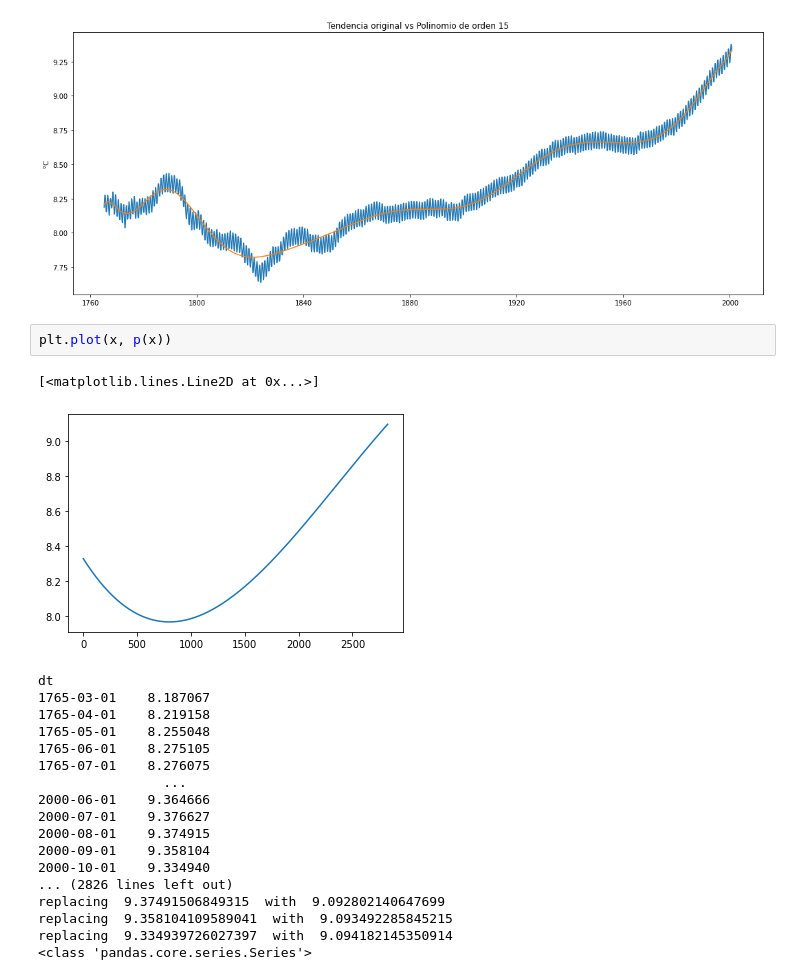
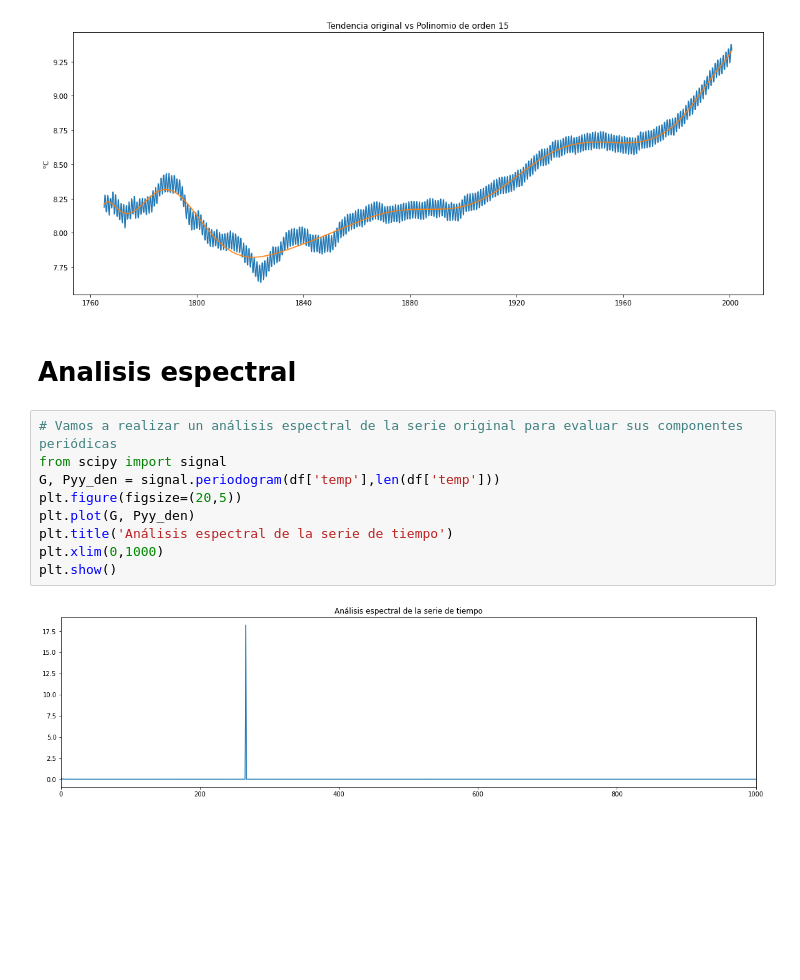
Before and after one commit to mbrito96/CEIA, a Jupyter notebook: X7_SerTemp/TP/TP1.ipynb, the cells around one changed output. Saved outputs shown, nothing was run; the diff lists cells and outputs as text; blank space fills up the shorter version.

Commit message:
Agrego analisis espectral

```diff
--- a/X7_SerTemp/TP/TP1.ipynb
+++ b/X7_SerTemp/TP/TP1.ipynb
@@ -218,27 +219,16 @@ a= plt.title(('Tendencia original vs Polinomio de orden ' + str(poly_degree)))
 a= plt.ylabel('°C')
 # %% [output]
 [figure]
-# %%
-plt.plot(x, p(x))
-# %% [output]
-[<matplotlib.lines.Line2D at 0x...>]
-[figure, removed]
+# %% [markdown]
+# Analisis espectral
 # %%
+# Vamos a realizar un análisis espectral de la serie original para evaluar sus componentes periódicas
+from scipy import signal
+G, Pyy_den = signal.periodogram(df['temp'],len(df['temp']))
+plt.figure(figsize=(20,5))
+plt.plot(G, Pyy_den)
+plt.title('Análisis espectral de la serie de tiempo')
+plt.xlim(0,1000)
+plt.show()
 # %% [output]
-dt
-1765-03-01    8.187067
-1765-04-01    8.219158
-1765-05-01    8.255048
-1765-06-01    8.275105
-1765-07-01    8.276075
-                ...
-2000-06-01    9.364666
-2000-07-01    9.376627
-2000-08-01    9.374915
-2000-09-01    9.358104
-2000-10-01    9.334940
-... (2826 lines left out)
-replacing  9.37491506849315  with  9.092802140647699
-replacing  9.358104109589041  with  9.093492285845215
-replacing  9.334939726027397  with  9.094182145350914
-<class 'pandas.core.series.Series'>
+[figure, added]
```
Also changed, not shown: parts of 5 cells of this notebook.
